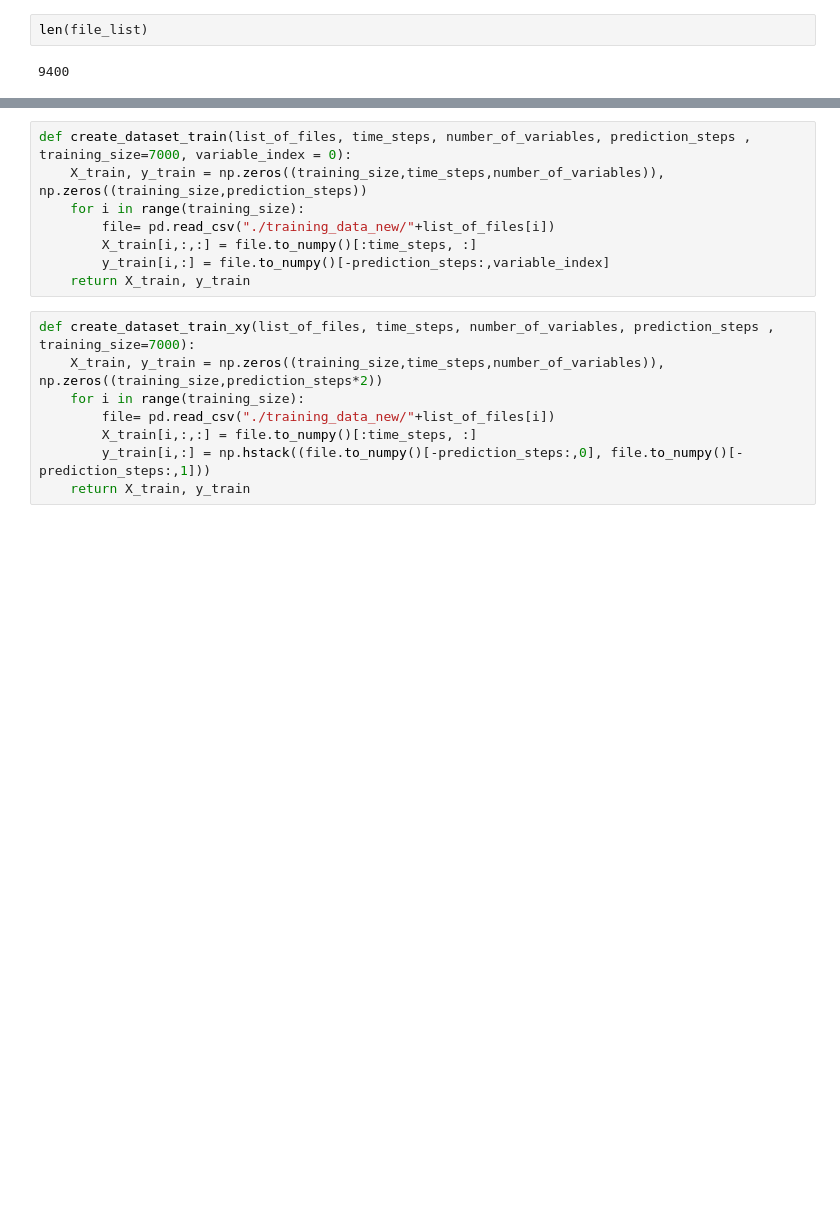
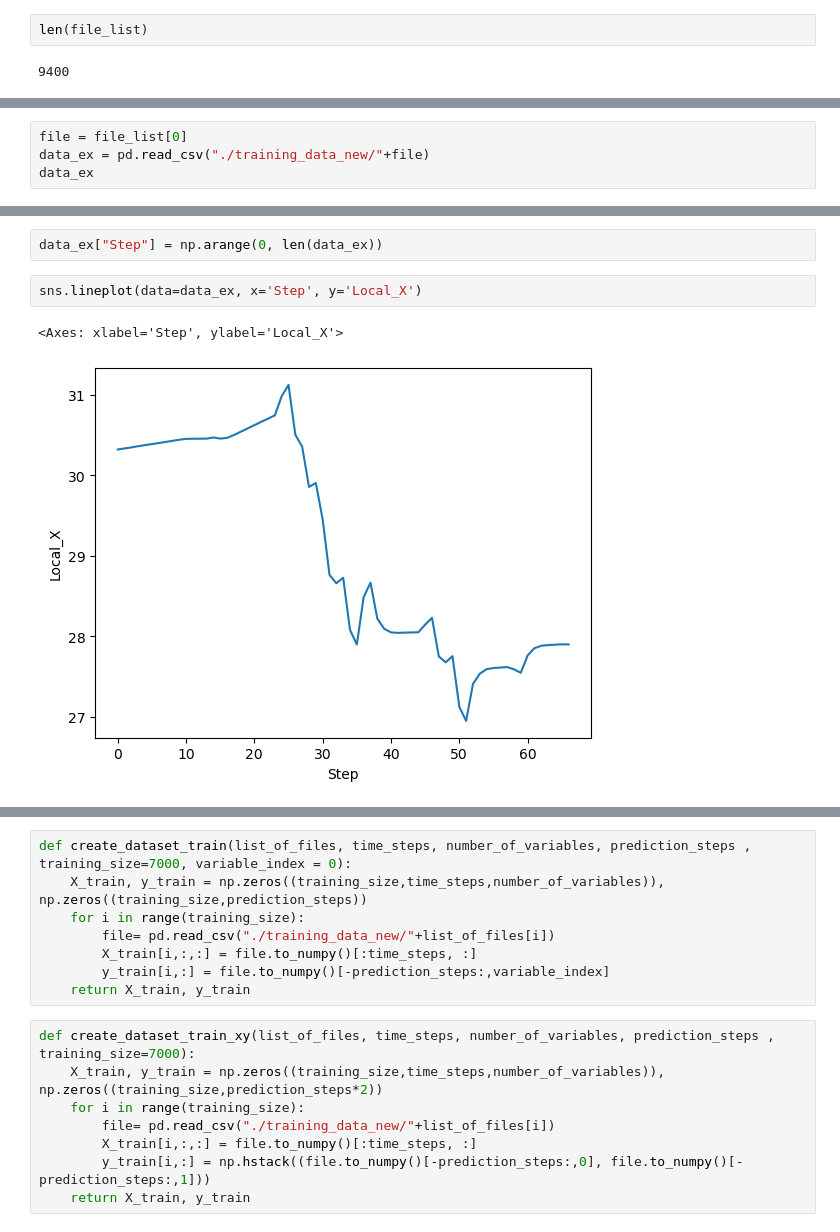
Before and after one commit to MatteoMascheroni1/AI_for_decision_making_and_control, a Jupyter notebook: assignment_3/LSTM.ipynb, the cells around one changed output, grey strips where cells are left out. Cells and saved outputs as stored; diff of their text form; blank space fills up the shorter version.

```diff
--- a/assignment_3/LSTM.ipynb
+++ b/assignment_3/LSTM.ipynb
@@ -39,0 +67,4 @@ len(file_list)
+# %%
+file = file_list[0]
+data_ex = pd.read_csv("./training_data_new/"+file)
+data_ex
@@ -39,0 +85,7 @@ len(file_list)
+# %%
+data_ex["Step"] = np.arange(0, len(data_ex))
+# %%
+sns.lineplot(data=data_ex, x='Step', y='Local_X')
+# %% [output]
+<Axes: xlabel='Step', ylabel='Local_X'>
+[figure, added]
```
Also changed, not shown: parts of 106 cells of this notebook.
